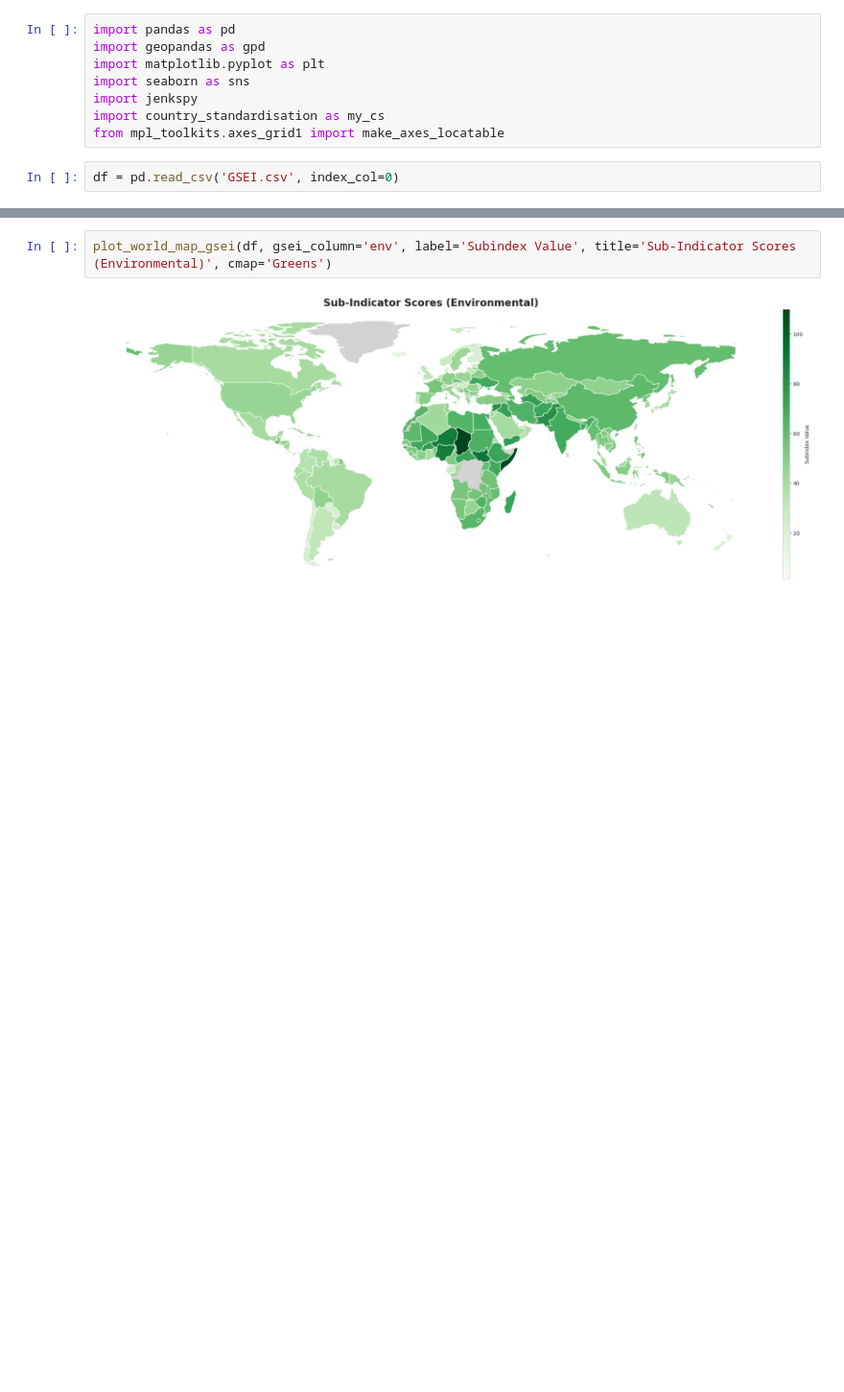
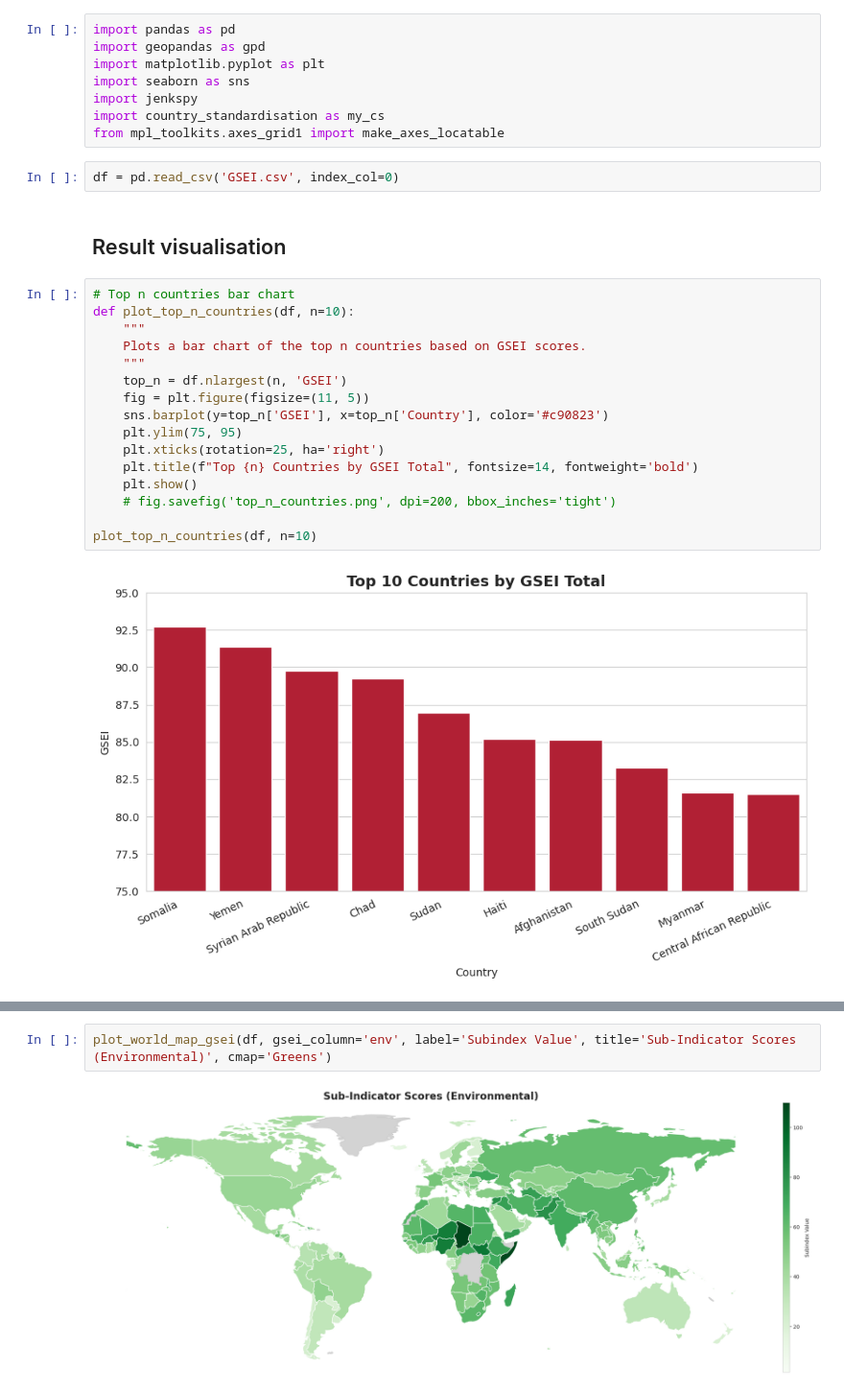
Before and after one commit to arth3mis/global-societal-endangerment-index, a Jupyter notebook: 10.1_visualisation.ipynb, the cells around one changed output, grey strips where cells are left out. Shown at 96% size. Cells and saved outputs as stored; diff of their text form; blank space fills up the shorter version.

Commit message:
Add top country graph

```diff
--- a/10.1_visualisation.ipynb
+++ b/10.1_visualisation.ipynb
@@ -12,4 +12,24 @@ import country_standardisation as my_cs
 from mpl_toolkits.axes_grid1 import make_axes_locatable
 # %%
 df = pd.read_csv('GSEI.csv', index_col=0)
+# %% [markdown]
+## Result visualisation
+# %%
+# Top n countries bar chart
+def plot_top_n_countries(df, n=10):
+    """
+    Plots a bar chart of the top n countries based on GSEI scores.
+    """
+    top_n = df.nlargest(n, 'GSEI')
+    fig = plt.figure(figsize=(11, 5))
+    sns.barplot(y=top_n['GSEI'], x=top_n['Country'], color='#c90823')
+    plt.ylim(75, 95)
+    plt.xticks(rotation=25, ha='right')
+    plt.title(f"Top {n} Countries by GSEI Total", fontsize=14, fontweight='bold')
+    plt.show()
+    # fig.savefig('top_n_countries.png', dpi=200, bbox_inches='tight')
+
+plot_top_n_countries(df, n=10)
+# %% [output]
+[figure, added]
 # %%
```
Also changed, not shown: parts of 9 cells of this notebook.
